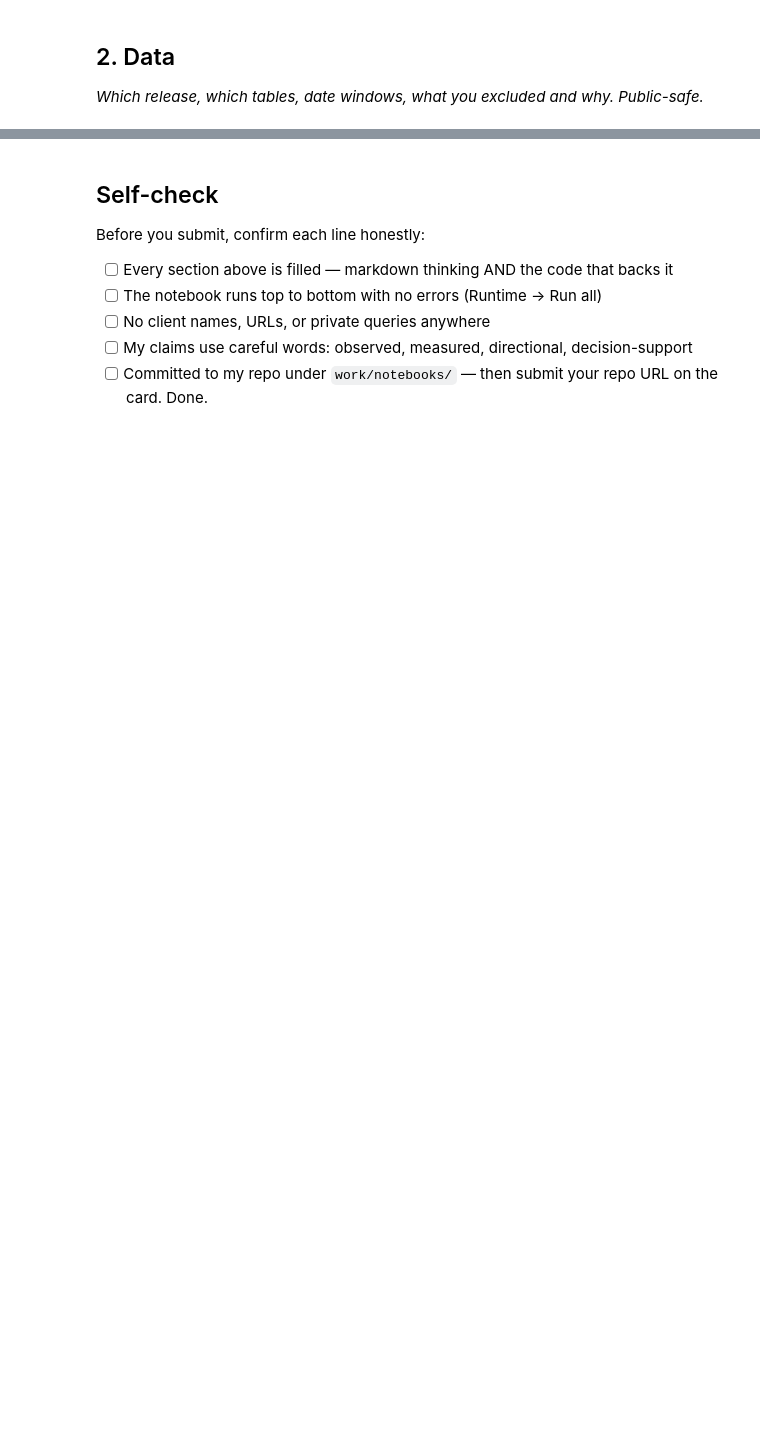
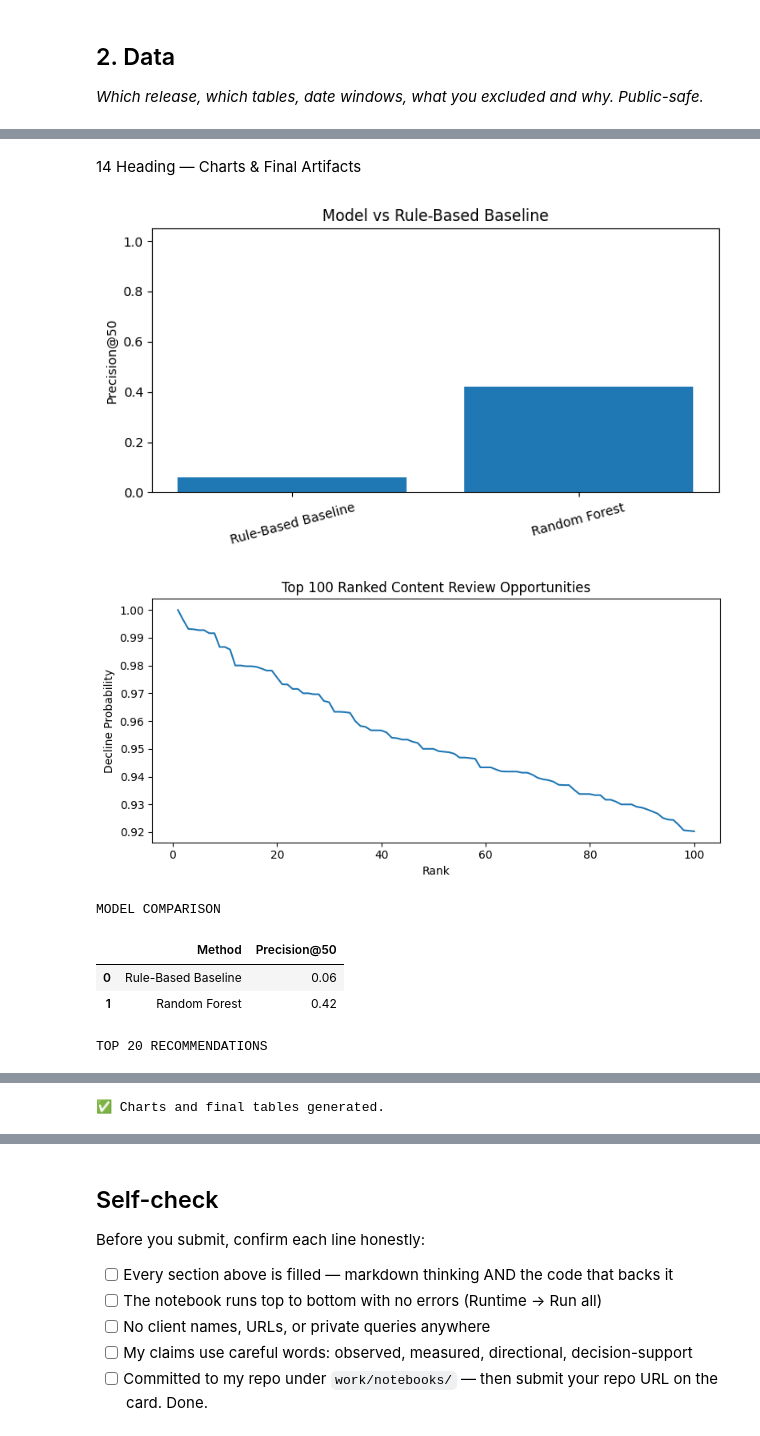
Before and after one commit to shivanilokh/flyrank-ml-internship, a Jupyter notebook: work/notebooks/capstone.ipynb, the cells around one changed output, grey strips where cells are left out. Saved outputs shown, nothing was run; the diff lists cells and outputs as text; code cells hidden in the pictures; blank space fills up the shorter version.

Commit message:
Complete capstone research notebook

```diff
--- a/work/notebooks/capstone.ipynb
+++ b/work/notebooks/capstone.ipynb
@@ -57,0 +525,19 @@ This skeleton is yours to fill. Work the sections **in order** — each one has
+# %%
+# ============================================================
+# CAPSTONE STEP 10 — MODEL VS BASELINE
+# ============================================================
+
+comparison = pd.DataFrame({
+    "Method": [
+        "Rule-Based Baseline",
+        "Random Forest"
+    ],
+    "Precision@50": [
+        baseline_precision_at_50,
+        model_precision_at_50
+    ]
+})
+
+print("✅ Comparison table created.")
+
+display(comparison)
@@ -57,0 +617,59 @@ This skeleton is yours to fill. Work the sections **in order** — each one has
+# %% [markdown]
+14 Heading — Charts & Final Artifacts
+# %%
+# ============================================================
+# CAPSTONE STEP 12 — CHARTS AND FINAL ARTIFACTS
+# ============================================================
+
+# Chart 1 — Model vs Baseline
+
+plt.figure(figsize=(7, 4))
+
+plt.bar(
+    comparison["Method"],
+    comparison["Precision@50"]
+)
+
+plt.ylabel("Precision@50")
+plt.title("Model vs Rule-Based Baseline")
+plt.ylim(0, 1.05)
+plt.xticks(rotation=15)
+plt.tight_layout()
+plt.show()
+
+
+# Chart 2 — Ranked decline probability
+
+plt.figure(figsize=(8, 4))
+
+plt.plot(
+    ranked_recommendations["rank"].head(100),
+    ranked_recommendations["decline_probability"].head(100)
+)
+
+plt.xlabel("Rank")
+plt.ylabel("Decline Probability")
+plt.title("Top 100 Ranked Content Review Opportunities")
+plt.tight_layout()
+plt.show()
+
+
+# Final tables
+
+print("MODEL COMPARISON")
+display(comparison)
+
+print("\nTOP 20 RECOMMENDATIONS")
+display(
+    ranked_recommendations.head(20)
+)
+
+print("\n✅ Charts and final tables generated.")
+# %% [output]
+[figure, added]
+[figure, added]
+MODEL COMPARISON
+|  | Method | Precision@50 |
+| 0 | Rule-Based Baseline | 0.06 |
+| 1 | Random Forest | 0.42 |
+TOP 20 RECOMMENDATIONS
@@ -57,0 +693 @@ This skeleton is yours to fill. Work the sections **in order** — each one has
+✅ Charts and final tables generated.
```
Also changed, not shown: parts of 41 cells of this notebook.
